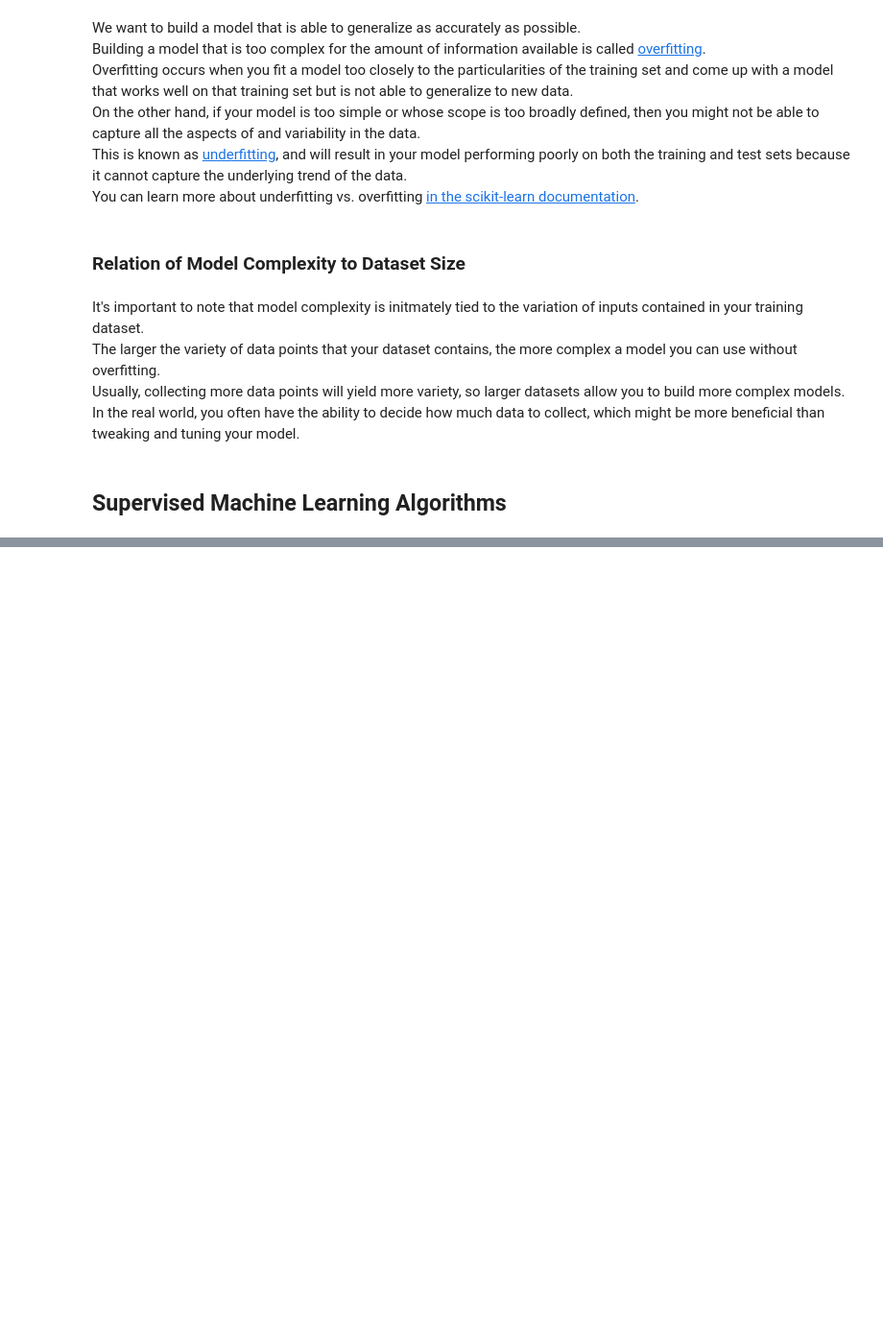
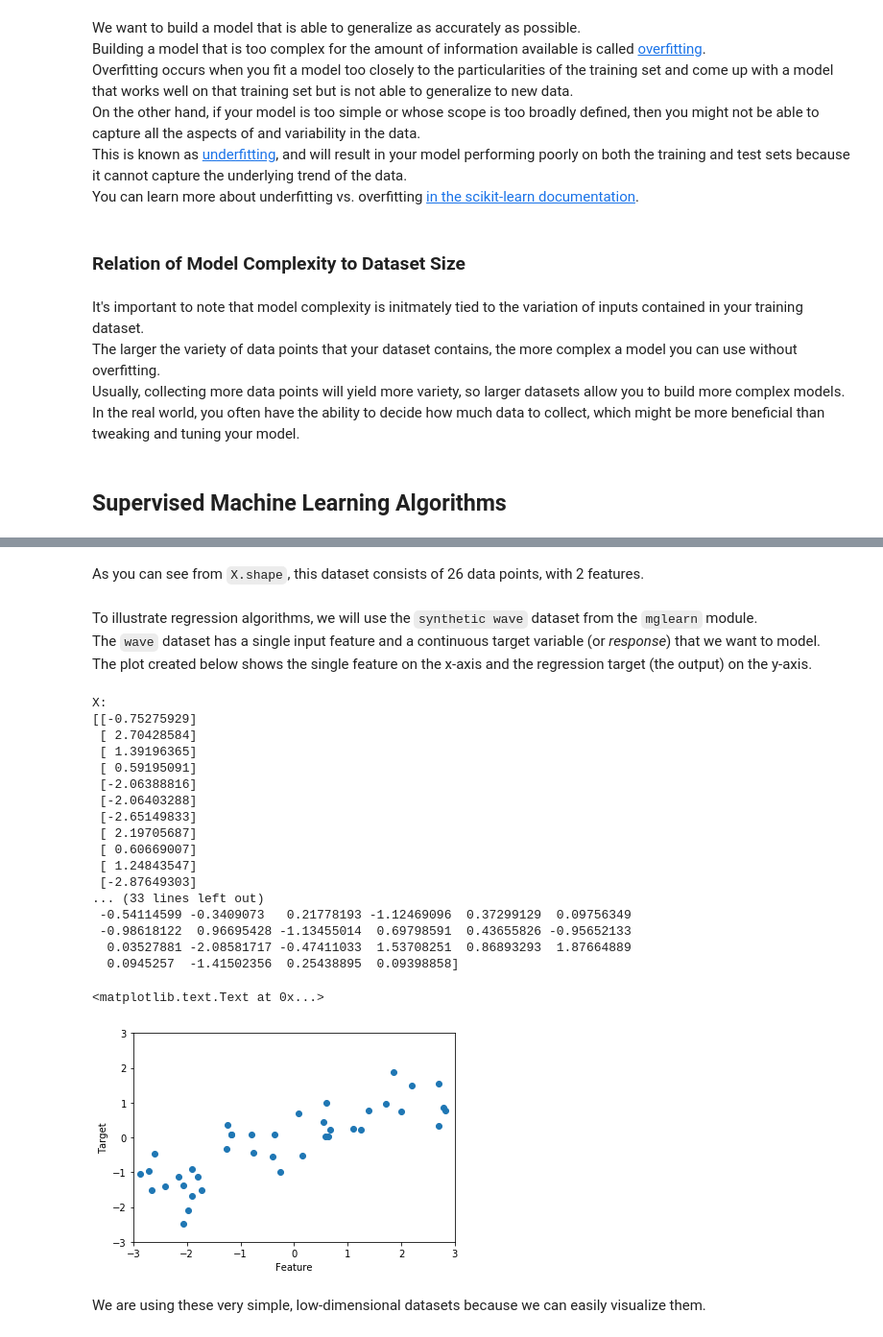
Before and after one commit to bgroveben/python3_machine_learning_projects, a Jupyter notebook: introduction_to_ml_with_python/2_Supervised_Learning.ipynb, the cells around one changed output, grey strips where cells are left out. Shown at 96% size. Saved outputs shown, nothing was run; the diff lists cells and outputs as text; code cells hidden in the pictures; blank space fills up the shorter version.

Commit message:
Supervised Machine Learning Algorithms

```diff
--- a/introduction_to_ml_with_python/2_Supervised_Learning.ipynb
+++ b/introduction_to_ml_with_python/2_Supervised_Learning.ipynb
@@ -43,0 +101,39 @@ In the real world, you often have the ability to decide how much data to collect
+# %% [markdown]
+As you can see from `X.shape`, this dataset consists of 26 data points, with 2 features.
+# %% [markdown]
+To illustrate regression algorithms, we will use the `synthetic wave` dataset from the `mglearn` module.
+The `wave` dataset has a single input feature and a continuous target variable (or *response*) that we want to model.
+The plot created below shows the single feature on the x-axis and the regression target (the output) on the y-axis.
+# %%
+X, y = mglearn.datasets.make_wave(n_samples=40)
+print("X:")
+print(X)
+print("y:")
+print(y)
+plt.plot(X, y, 'o')
+plt.xlim(-3, 3)
+plt.ylim(-3, 3)
+plt.xlabel("Feature")
+plt.ylabel("Target")
+# %% [output]
+X:
+[[-0.75275929]
+ [ 2.70428584]
+ [ 1.39196365]
+ [ 0.59195091]
+ [-2.06388816]
+ [-2.06403288]
+ [-2.65149833]
+ [ 2.19705687]
+ [ 0.60669007]
+ [ 1.24843547]
+ [-2.87649303]
+... (33 lines left out)
+ -0.54114599 -0.3409073   0.21778193 -1.12469096  0.37299129  0.09756349
+ -0.98618122  0.96695428 -1.13455014  0.69798591  0.43655826 -0.95652133
+  0.03527881 -2.08581717 -0.47411033  1.53708251  0.86893293  1.87664889
+  0.0945257  -1.41502356  0.25438895  0.09398858]
+<matplotlib.text.Text at 0x...>
+[figure, added]
+# %% [markdown]
+We are using these very simple, low-dimensional datasets because we can easily visualize them.
```
Also changed, not shown: parts of 26 cells of this notebook, 1 other file.
